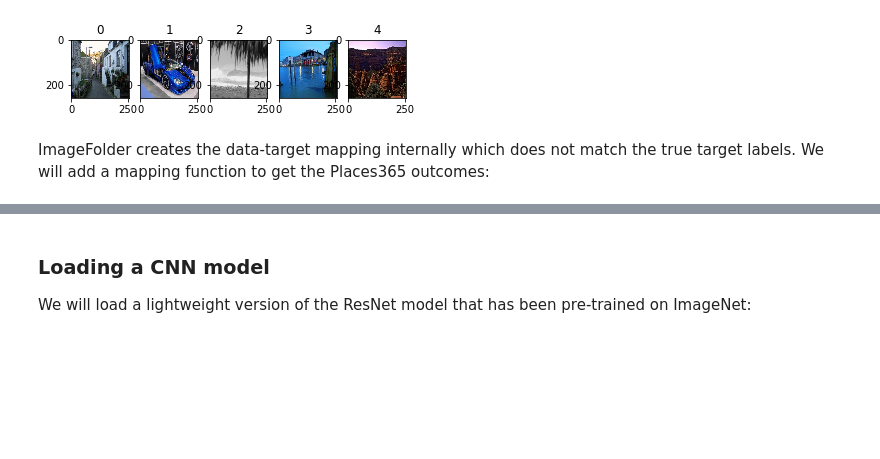
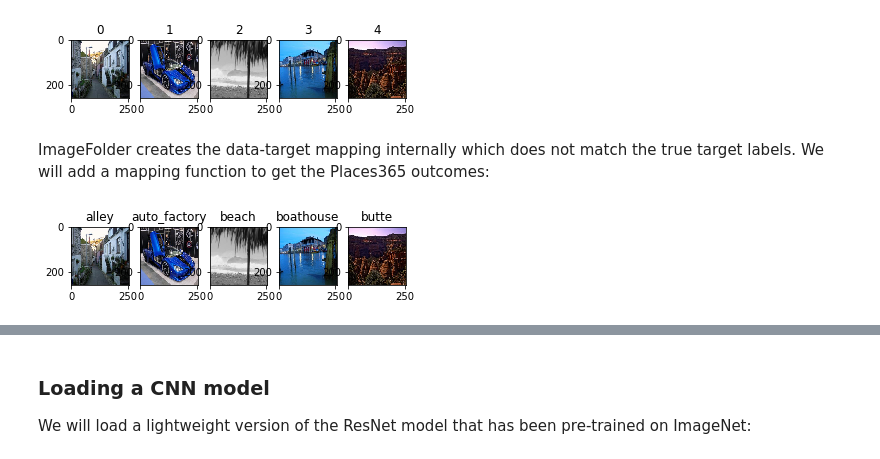
Before and after one commit to ImperialCollegeLondon/recode-perceptions, a Jupyter notebook: learning/convolutional_neural_networks.ipynb, the cells around one changed output, grey strips where cells are left out. Drawn from its saved outputs; the diff is of its cells as text; code cells hidden in the pictures; blank space fills up the shorter version.

```diff
--- a/learning/convolutional_neural_networks.ipynb
+++ b/learning/convolutional_neural_networks.ipynb
@@ -26,8 +26,8 @@ Let's begin by loading a benchmark dataset. PyTorch has many [benchmark datasets
 
 ### Data
 # %%
-# import os
-# root_dir = os.path.abspath('..')
+import os
+root_dir = os.path.abspath('..')
 # %%
 import torch
 import torchvision
@@ -124,3 +121,21 @@ for i, (image, target) in enumerate(data_iterator):
 [figure]
 # %% [markdown]
 ImageFolder creates the data-target mapping internally which does not match the true target labels. We will add a mapping function to get the Places365 outcomes:
+# %%
+folders = 'tests/places_test_input/train'
+dirs = sorted(os.listdir(Path(root_dir, folders))) # read all folder names in alphanumeric order
+
+categories = {}
+for i, x in enumerate(dirs):
+    categories[i] = dirs[i]                        # map each item in list to name of directory
+# %%
+import matplotlib.pyplot as plt
+
+fig, (ax1, ax2, ax3, ax4, ax5) = plt.subplots(1,5)
+axs = [ax1,ax2,ax3,ax4,ax5]
+
+for i, (image, target) in enumerate(data_iterator):
+    axs[i].imshow(image)
+    axs[i].set_title(categories[target])
+# %% [output]
+[figure, added]
```
Also changed, not shown: parts of 21 cells of this notebook, 3 other files.
